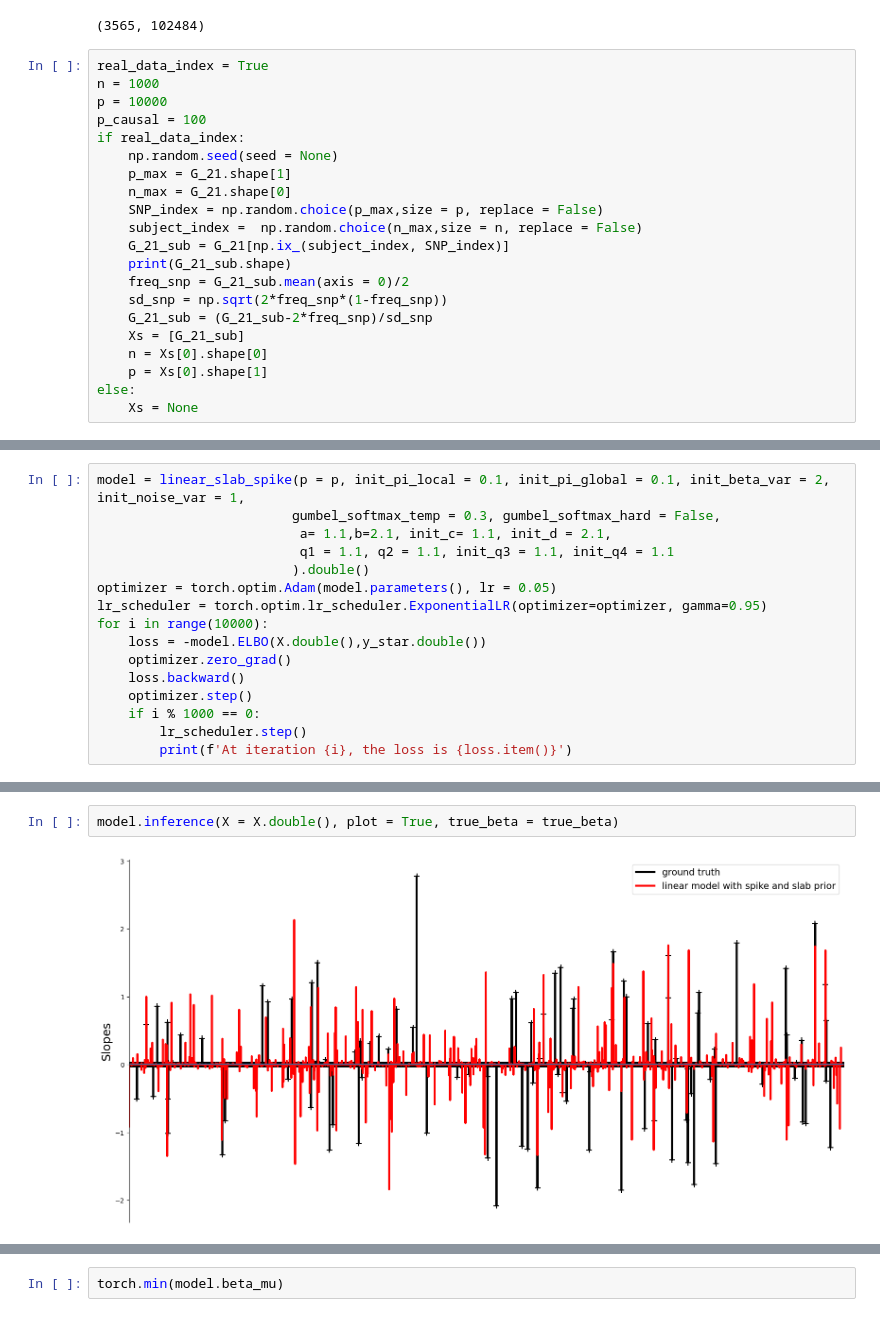
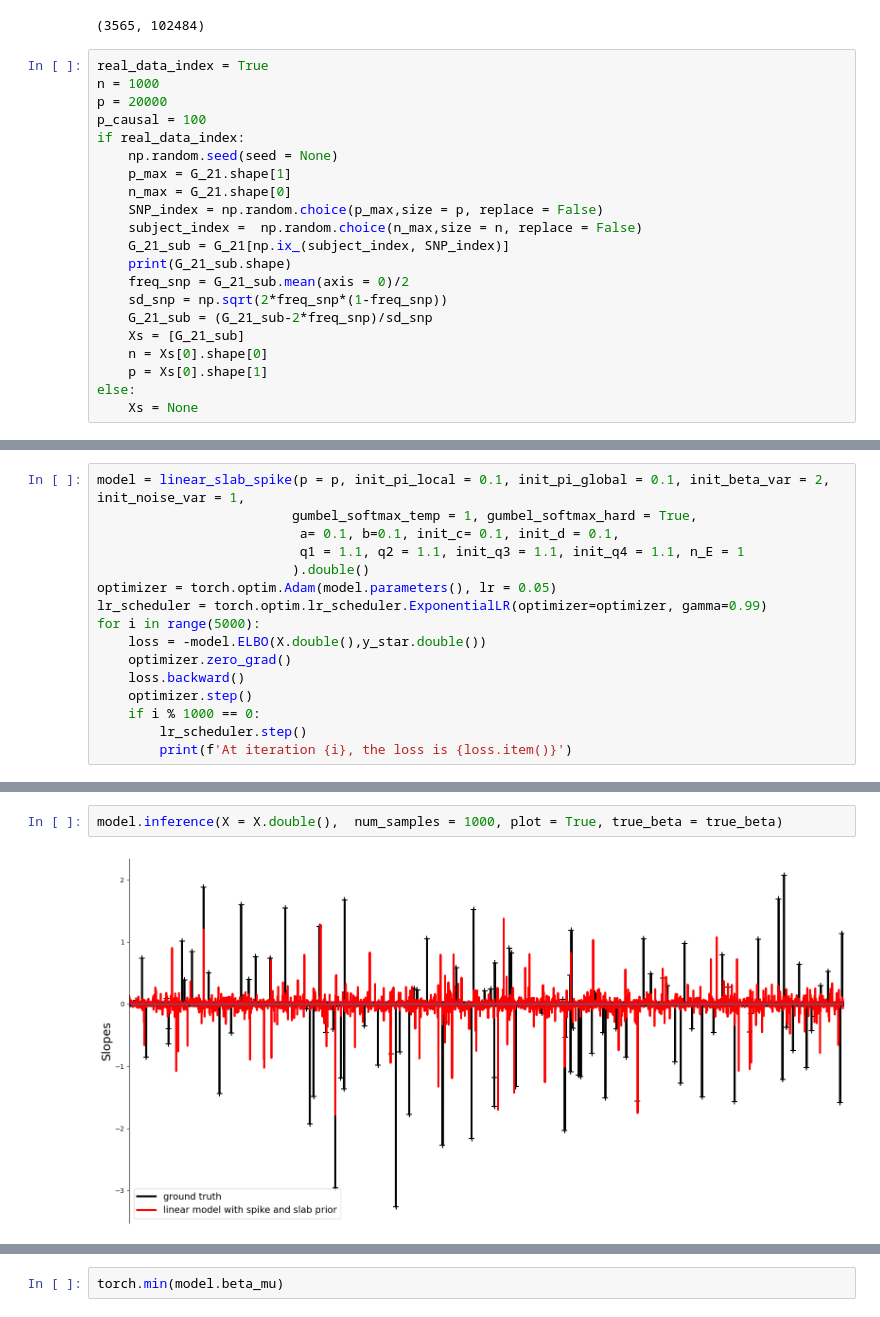
Before and after one commit to junting-ren/ZIV, a Jupyter notebook: notebooks/pytorch_fast_slab_spike.ipynb, the cells around one changed output, grey strips where cells are left out. Drawn from its saved outputs; the diff is of its cells as text.

```diff
--- a/notebooks/pytorch_fast_slab_spike.ipynb
+++ b/notebooks/pytorch_fast_slab_spike.ipynb
@@ -18,7 +22,7 @@ G_21.shape
 # %%
 real_data_index = True
 n = 1000
-p = 10000
+p = 20000
 p_causal = 100
 if real_data_index:
     np.random.seed(seed = None)
@@ -56,13 +60,13 @@ heritability is 0.5
 ------------------------------------
 # %%
 model = linear_slab_spike(p = p, init_pi_local = 0.1, init_pi_global = 0.1, init_beta_var = 2, init_noise_var = 1,
-                         gumbel_softmax_temp = 0.3, gumbel_softmax_hard = False,
-                          a= 1.1,b=2.1, init_c= 1.1, init_d = 2.1,
-                          q1 = 1.1, q2 = 1.1, init_q3 = 1.1, init_q4 = 1.1
+                         gumbel_softmax_temp = 1, gumbel_softmax_hard = True,
+                          a= 0.1, b=0.1, init_c= 0.1, init_d = 0.1,
+                          q1 = 1.1, q2 = 1.1, init_q3 = 1.1, init_q4 = 1.1, n_E = 1
                          ).double()
 optimizer = torch.optim.Adam(model.parameters(), lr = 0.05)
-lr_scheduler = torch.optim.lr_scheduler.ExponentialLR(optimizer=optimizer, gamma=0.95)
-for i in range(10000):
+lr_scheduler = torch.optim.lr_scheduler.ExponentialLR(optimizer=optimizer, gamma=0.99)
+for i in range(5000):
     loss = -model.ELBO(X.double(),y_star.double())
     optimizer.zero_grad()
     loss.backward()
@@ -84,4 +83,4 @@ At iteration 9000, the loss is 8085.722103328246
 # %%
-model.inference(X = X.double(), plot = True, true_beta = true_beta)
+model.inference(X = X.double(),  num_samples = 1000, plot = True, true_beta = true_beta)
 # %% [output]
-[figure, old version]
+[figure, new version]
```
Also changed, not shown: parts of 13 cells of this notebook, 1 other file.
